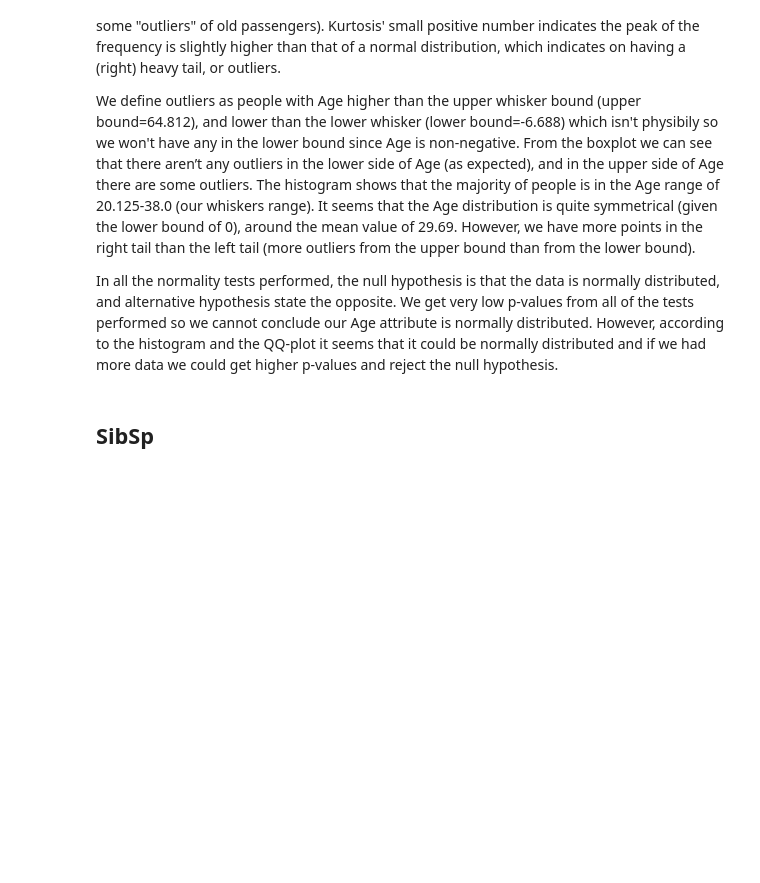
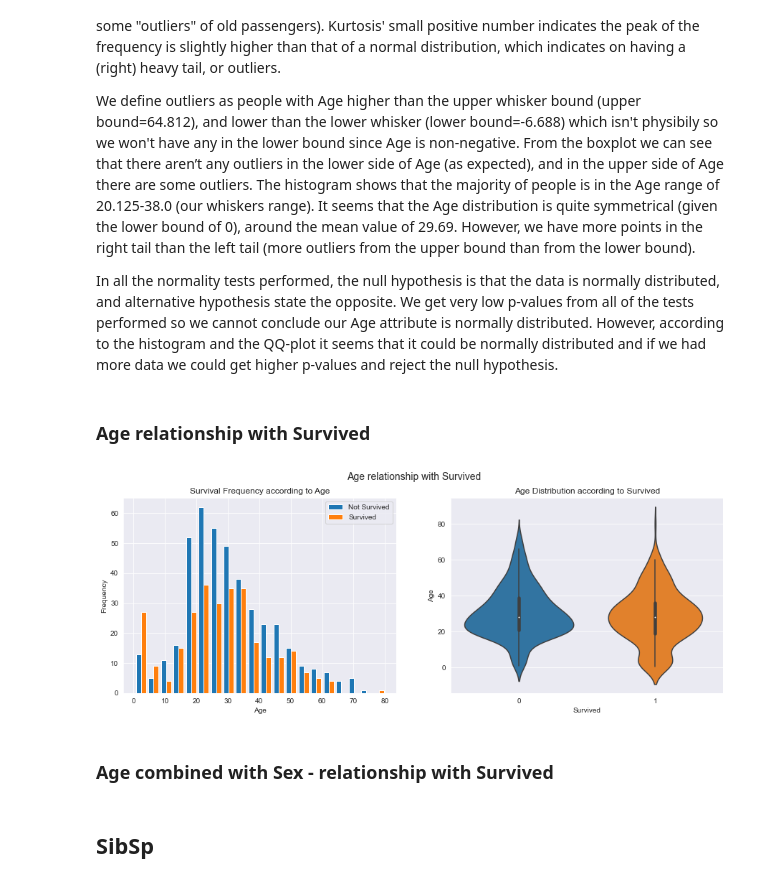
Before and after one commit to Niv-Moshe/Titanic, a Jupyter notebook: eda.ipynb, the cells around one changed output. Saved outputs shown, nothing was run; the diff lists cells and outputs as text; code cells hidden in the pictures; blank space fills up the shorter version.

```diff
--- a/eda.ipynb
+++ b/eda.ipynb
@@ -257,6 +267,30 @@ def boxplot_and_outliers(df: pd.DataFrame, feature: str) -> None:
     upper_whisker = Q3 + 1.5 * IQR
     print(f'The interquartile range: [{Q1}, {Q3}]')
     print(f'The outliers\' bounds are: lower bound={lower_whisker:.3f}, upper bound={upper_whisker:.3f}')
+# %%
+# Relationship with Survived column
+def continous_feature_with_survived(df: pd.DataFrame, feature: str) -> None:
+    fig, (ax1, ax2) = plt.subplots(1, 2, figsize=(15, 5))
+    fig.suptitle(f'{feature} relationship with Survived', fontsize=14)
+
+    df_clean = df[df[feature].notnull()]
+    df_clean_survived = df_clean[df_clean["Survived"] == 1]
+    df_clean_non_survived = df_clean[df_clean["Survived"] == 0]
+
+    # first plot: survival frequency according to feature
+    ax1.hist([df_clean_non_survived[feature], df_clean_survived[feature]], bins=20, label=["Not Survived","Survived"])
+    ax1.legend(fontsize=10)
+    ax1.set_xlabel(feature)
+    ax1.set_ylabel("Frequency")
+    ax1.set_title(f'Survival Frequency according to {feature}', fontsize=12)
+
+    # second plot: plot of feature behavior on survival
+    # sns.boxplot(ax=ax2, x="Survived", y=feature, data=df_clean, width=.35, linewidth=1)
+    # sns.swarmplot(ax=ax2, x="Survived", y=feature, data=df_clean)  # scatter like plot
+    sns.violinplot(ax=ax2, x="Survived", y=feature, data=df_clean)  # hybrid of a box plot and a kernel density plot
+    ax2.set_title(f'{feature} Distribution according to Survived', fontsize=12)
+
+    plt.show();
 # %% [markdown]
 ## Pclass
 # %%
@@ -376,3 +428,11 @@ We define outliers as people with Age higher than the upper whisker bound (upper
 It seems that the Age distribution is quite symmetrical (given the lower bound of 0), around the mean value of 29.69. However, we have more points in the right tail than the left tail (more outliers from the upper bound than from the lower bound).
 
 In all the normality tests performed, the null hypothesis is that the data is normally distributed, and alternative hypothesis state the opposite. We get very low p-values from all of the tests performed so we cannot conclude our Age attribute is normally distributed. However, according to the histogram and the QQ-plot it seems that it could be normally distributed and if we had more data we could get higher p-values and reject the null hypothesis.
+# %% [markdown]
+### Age relationship with Survived
+# %%
+continous_feature_with_survived(titanic, 'Age')
+# %% [output]
+[figure, added]
+# %% [markdown]
+### Age combined with Sex - relationship with Survived
```
Also changed, not shown: parts of 31 cells of this notebook.
